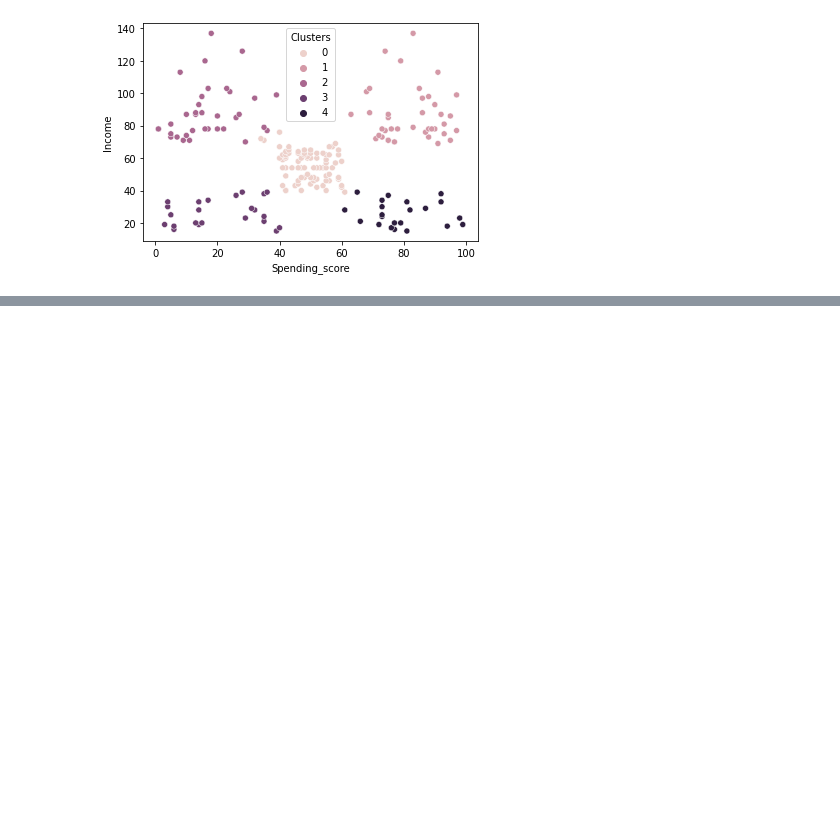
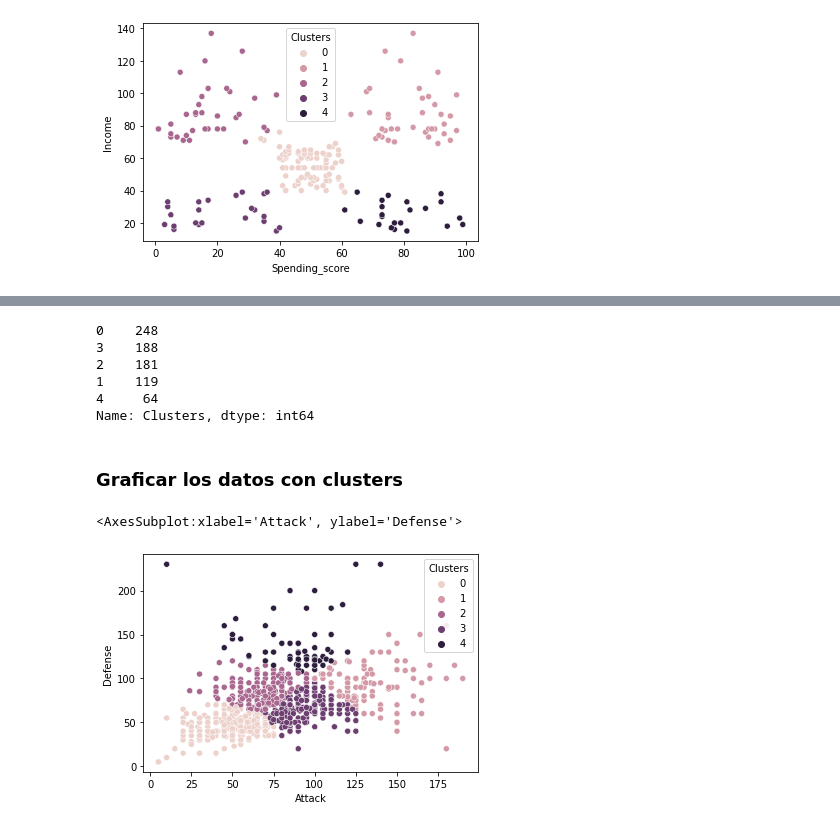
Before and after one commit to Eva02Daruma/Preparacion-prueba-2-IA, a Jupyter notebook: prepKmeans.ipynb, the cells around one changed output, grey strips where cells are left out. Saved outputs shown, nothing was run; the diff lists cells and outputs as text; code cells hidden in the pictures; blank space fills up the shorter version.

Commit message:
preparacion kmeans parte 3

```diff
--- a/prepKmeans.ipynb
+++ b/prepKmeans.ipynb
@@ -120,0 +163,5 @@ sns.scatterplot(x="Spending_score" , y = "Income", hue= 'Clusters', data=df)
+# %%
+#usamos 2 variables
+kmeans = cluster.KMeans(n_clusters=5, init="k-means++")
+kmeans = kmeans.fit(pokemon[['Attack','Defense']])
+kmeans.cluster_centers_
@@ -120,0 +176,2 @@ sns.scatterplot(x="Spending_score" , y = "Income", hue= 'Clusters', data=df)
+# %%
+pokemon['Clusters'] = kmeans.labels_
@@ -120,0 +189,16 @@ sns.scatterplot(x="Spending_score" , y = "Income", hue= 'Clusters', data=df)
+# %%
+pokemon['Clusters'].value_counts()
+# %% [output]
+0    248
+3    188
+2    181
+1    119
+4     64
+Name: Clusters, dtype: int64
+# %% [markdown]
+### Graficar los datos con clusters
+# %%
+sns.scatterplot(x="Attack" , y = "Defense", hue= 'Clusters', data=pokemon)
+# %% [output]
+<AxesSubplot:xlabel='Attack', ylabel='Defense'>
+[figure, added]
```
Also changed, not shown: parts of 17 cells of this notebook.
